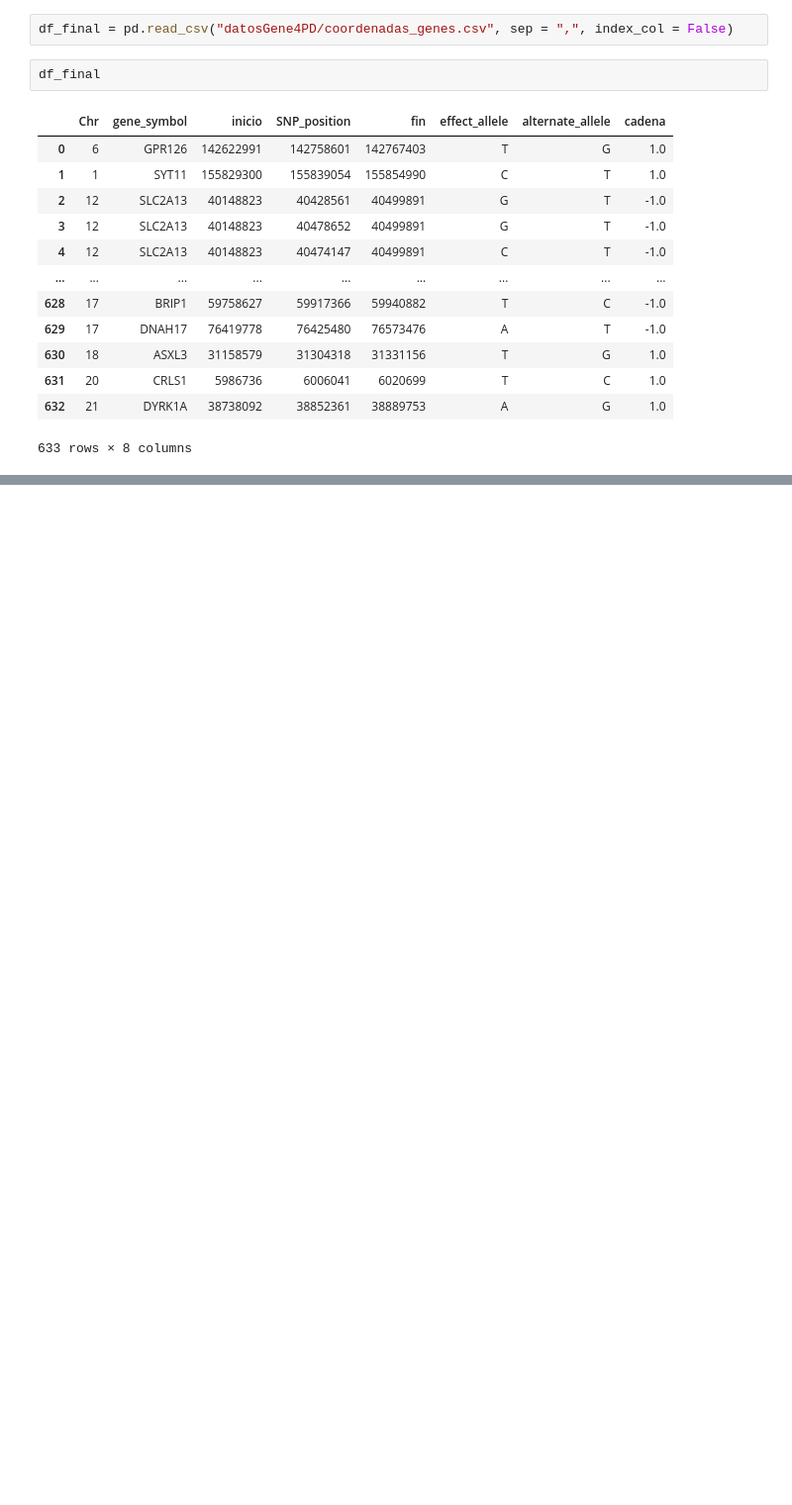
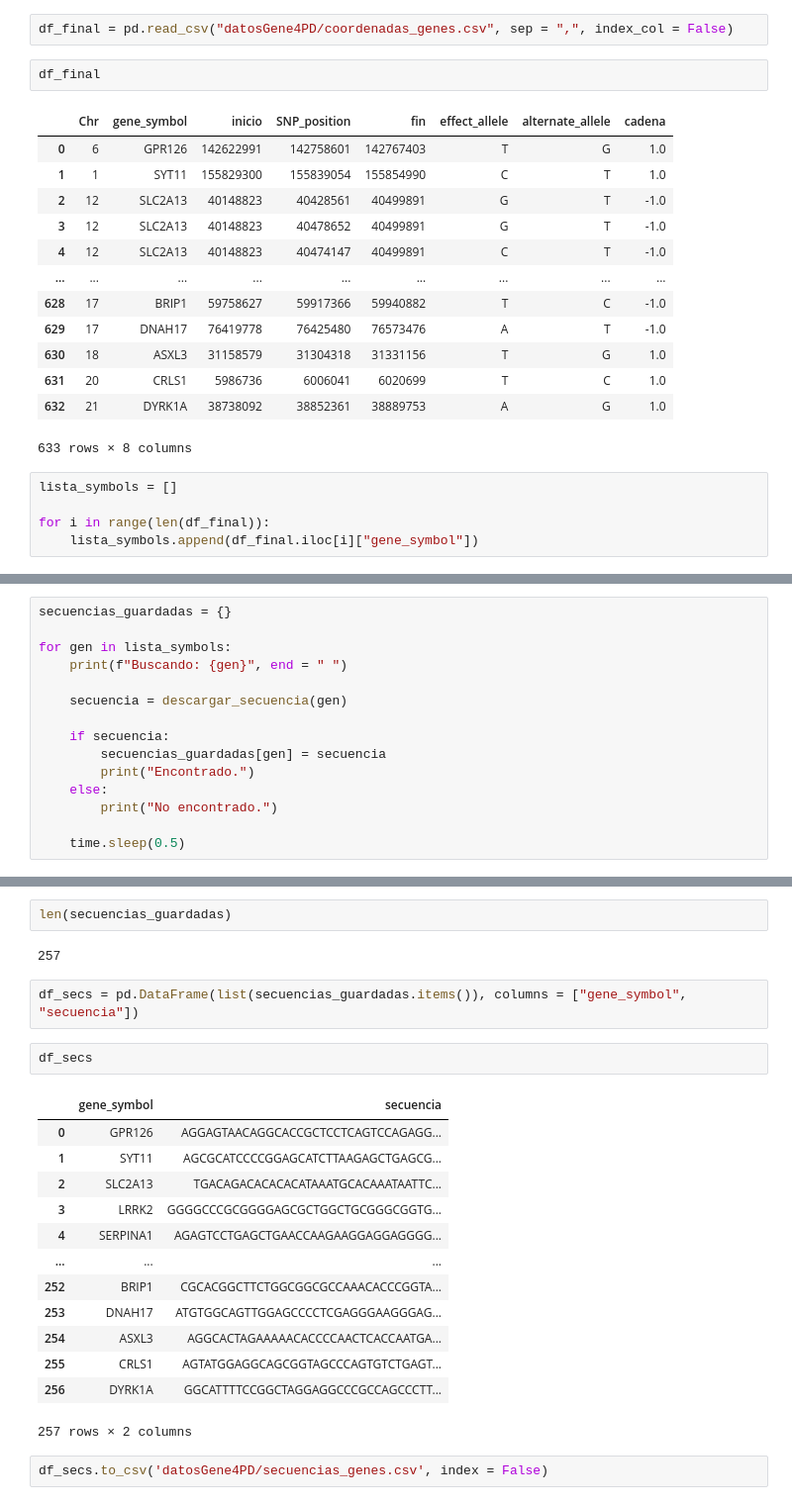
Before and after one commit to jbs1009/TFM_Jorge_Bermejo_Sacristan, a Jupyter notebook: Base_final.ipynb, the cells around one changed output, grey strips where cells are left out. Shown at 99% size. Cells and saved outputs as stored; diff of their text form; blank space fills up the shorter version.

Commit message:
Creada base con gene_symbol - secuencia
Se crea y guarda una primera aproximación de la base de datos final, que incluye cada gene_symbol con su secuencia de nucleótidos asociada.

```diff
--- a/Base_final.ipynb
+++ b/Base_final.ipynb
@@ -22,3 +24,8 @@ df_final
 | 631 | 20 | CRLS1 | 5986736 | 6006041 | 6020699 | T | C | 1.0 |
 | 632 | 21 | DYRK1A | 38738092 | 38852361 | 38889753 | A | G | 1.0 |
 633 rows × 8 columns
+# %%
+lista_symbols = []
+
+for i in range(len(df_final)):
+    lista_symbols.append(df_final.iloc[i]["gene_symbol"])
@@ -24,0 +61,15 @@ df_final
+# %%
+secuencias_guardadas = {}
+
+for gen in lista_symbols:
+    print(f"Buscando: {gen}", end = " ")
+
+    secuencia = descargar_secuencia(gen)
+
+    if secuencia:
+        secuencias_guardadas[gen] = secuencia
+        print("Encontrado.")
+    else:
+        print("No encontrado.")
+
+    time.sleep(0.5)
@@ -24,0 +94,24 @@ df_final
+# %%
+len(secuencias_guardadas)
+# %% [output]
+257
+# %%
+df_secs = pd.DataFrame(list(secuencias_guardadas.items()), columns = ["gene_symbol", "secuencia"])
+# %%
+df_secs
+# %% [output]
+|  | gene_symbol | secuencia |
+| 0 | GPR126 | AGGAGTAACAGGCACCGCTCCTCAGTCCAGAGG... |
+| 1 | SYT11 | AGCGCATCCCCGGAGCATCTTAAGAGCTGAGCG... |
+| 2 | SLC2A13 | TGACAGACACACACATAAATGCACAAATAATTC... |
+| 3 | LRRK2 | GGGGCCCGCGGGGAGCGCTGGCTGCGGGCGGTG... |
+| 4 | SERPINA1 | AGAGTCCTGAGCTGAACCAAGAAGGAGGAGGGG... |
+| ... | ... | ... |
+| 252 | BRIP1 | CGCACGGCTTCTGGCGGCGCCAAACACCCGGTA... |
+| 253 | DNAH17 | ATGTGGCAGTTGGAGCCCCTCGAGGGAAGGGAG... |
+| 254 | ASXL3 | AGGCACTAGAAAAACACCCCAACTCACCAATGA... |
+| 255 | CRLS1 | AGTATGGAGGCAGCGGTAGCCCAGTGTCTGAGT... |
+| 256 | DYRK1A | GGCATTTTCCGGCTAGGAGGCCCGCCAGCCCTT... |
+257 rows × 2 columns
+# %%
+df_secs.to_csv('datosGene4PD/secuencias_genes.csv', index = False)
```
Also changed, not shown: parts of 3 cells of this notebook.
